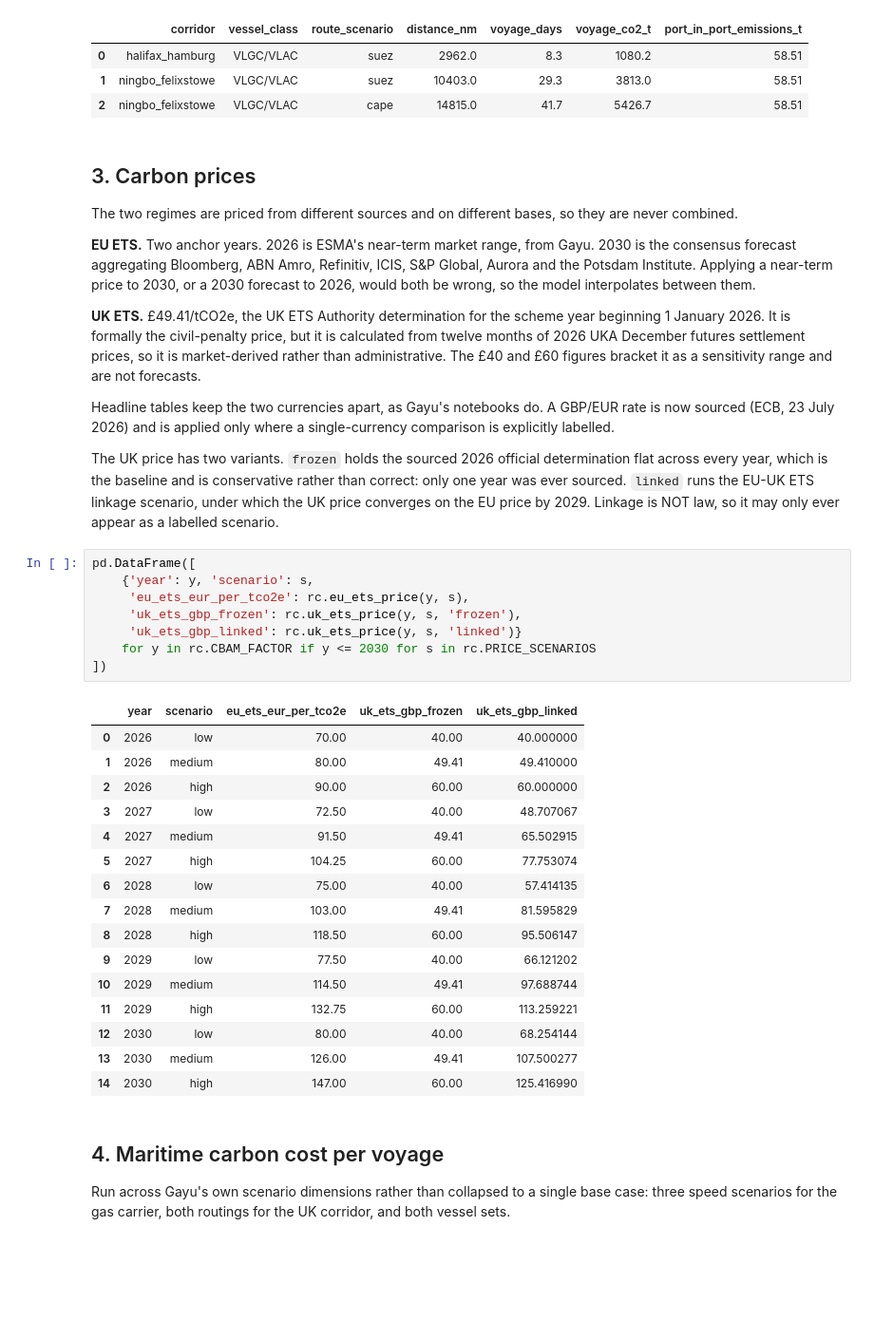
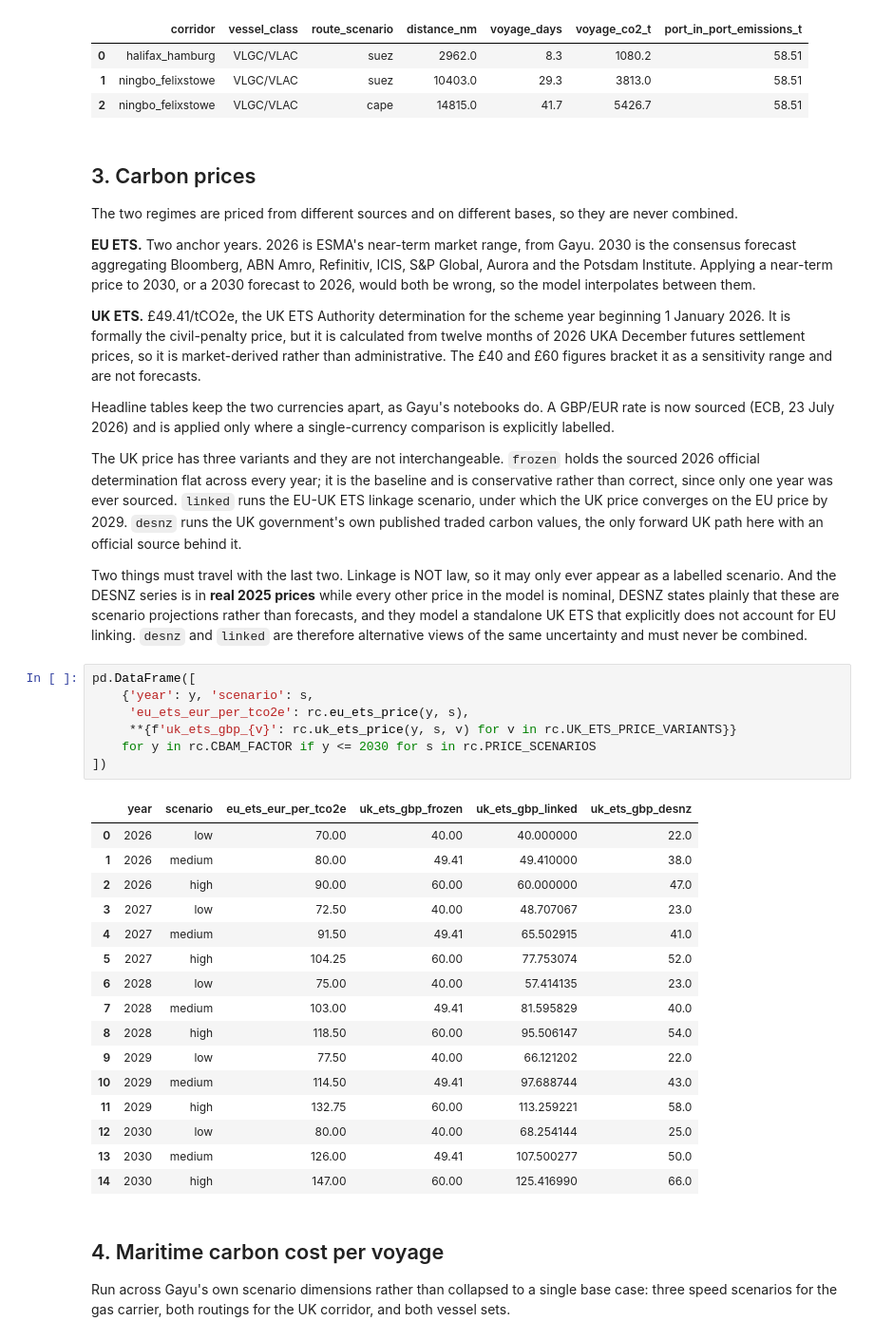
Before and after one commit to Samir-Abuisneneh/cbam-dashboard, a Jupyter notebook: run_model.ipynb, the cells around one changed output. Shown at 95% size. Cells and saved outputs as stored; diff of their text form; blank space fills up the shorter version.

```diff
--- a/run_model.ipynb
+++ b/run_model.ipynb
@@ -99,35 +99,41 @@ bracket it as a sensitivity range and are not forecasts.
 Headline tables keep the two currencies apart, as Gayu's notebooks do. A GBP/EUR rate is now sourced
 (ECB, 23 July 2026) and is applied only where a single-currency comparison is explicitly labelled.
 
-The UK price has two variants. `frozen` holds the sourced 2026 official determination flat across
-every year, which is the baseline and is conservative rather than correct: only one year was ever
-sourced. `linked` runs the EU-UK ETS linkage scenario, under which the UK price converges on the EU
-price by 2029. Linkage is NOT law, so it may only ever appear as a labelled scenario.
+The UK price has three variants and they are not interchangeable. `frozen` holds the sourced 2026
+official determination flat across every year; it is the baseline and is conservative rather than
+correct, since only one year was ever sourced. `linked` runs the EU-UK ETS linkage scenario, under
+which the UK price converges on the EU price by 2029. `desnz` runs the UK government's own published
+traded carbon values, the only forward UK path here with an official source behind it.
+
+Two things must travel with the last two. Linkage is NOT law, so it may only ever appear as a
+labelled scenario. And the DESNZ series is in **real 2025 prices** while every other price in the
+model is nominal, DESNZ states plainly that these are scenario projections rather than forecasts,
+and they model a standalone UK ETS that explicitly does not account for EU linking. `desnz` and
+`linked` are therefore alternative views of the same uncertainty and must never be combined.
 # %%
 pd.DataFrame([
     {'year': y, 'scenario': s,
      'eu_ets_eur_per_tco2e': rc.eu_ets_price(y, s),
-     'uk_ets_gbp_frozen': rc.uk_ets_price(y, s, 'frozen'),
-     'uk_ets_gbp_linked': rc.uk_ets_price(y, s, 'linked')}
+     **{f'uk_ets_gbp_{v}': rc.uk_ets_price(y, s, v) for v in rc.UK_ETS_PRICE_VARIANTS}}
     for y in rc.CBAM_FACTOR if y <= 2030 for s in rc.PRICE_SCENARIOS
 ])
 # %% [output]
-|  | year | scenario | eu_ets_eur_per_tco2e | uk_ets_gbp_frozen | uk_ets_gbp_linked |
-| 0 | 2026 | low | 70.00 | 40.00 | 40.000000 |
-| 1 | 2026 | medium | 80.00 | 49.41 | 49.410000 |
-| 2 | 2026 | high | 90.00 | 60.00 | 60.000000 |
-| 3 | 2027 | low | 72.50 | 40.00 | 48.707067 |
-| 4 | 2027 | medium | 91.50 | 49.41 | 65.502915 |
-| 5 | 2027 | high | 104.25 | 60.00 | 77.753074 |
-| 6 | 2028 | low | 75.00 | 40.00 | 57.414135 |
-| 7 | 2028 | medium | 103.00 | 49.41 | 81.595829 |
-| 8 | 2028 | high | 118.50 | 60.00 | 95.506147 |
-| 9 | 2029 | low | 77.50 | 40.00 | 66.121202 |
-| 10 | 2029 | medium | 114.50 | 49.41 | 97.688744 |
-| 11 | 2029 | high | 132.75 | 60.00 | 113.259221 |
-| 12 | 2030 | low | 80.00 | 40.00 | 68.254144 |
-| 13 | 2030 | medium | 126.00 | 49.41 | 107.500277 |
-| 14 | 2030 | high | 147.00 | 60.00 | 125.416990 |
+|  | year | scenario | eu_ets_eur_per_tco2e | uk_ets_gbp_frozen | uk_ets_gbp_linked | uk_ets_gbp_desnz |
+| 0 | 2026 | low | 70.00 | 40.00 | 40.000000 | 22.0 |
+| 1 | 2026 | medium | 80.00 | 49.41 | 49.410000 | 38.0 |
+| 2 | 2026 | high | 90.00 | 60.00 | 60.000000 | 47.0 |
+| 3 | 2027 | low | 72.50 | 40.00 | 48.707067 | 23.0 |
+| 4 | 2027 | medium | 91.50 | 49.41 | 65.502915 | 41.0 |
+| 5 | 2027 | high | 104.25 | 60.00 | 77.753074 | 52.0 |
+| 6 | 2028 | low | 75.00 | 40.00 | 57.414135 | 23.0 |
+| 7 | 2028 | medium | 103.00 | 49.41 | 81.595829 | 40.0 |
+| 8 | 2028 | high | 118.50 | 60.00 | 95.506147 | 54.0 |
+| 9 | 2029 | low | 77.50 | 40.00 | 66.121202 | 22.0 |
+| 10 | 2029 | medium | 114.50 | 49.41 | 97.688744 | 43.0 |
+| 11 | 2029 | high | 132.75 | 60.00 | 113.259221 | 58.0 |
+| 12 | 2030 | low | 80.00 | 40.00 | 68.254144 | 25.0 |
+| 13 | 2030 | medium | 126.00 | 49.41 | 107.500277 | 50.0 |
+| 14 | 2030 | high | 147.00 | 60.00 | 125.416990 | 66.0 |
 # %% [markdown]
 ## 4. Maritime carbon cost per voyage
 
```
Also changed, not shown: parts of 11 cells of this notebook, 32 other files.
